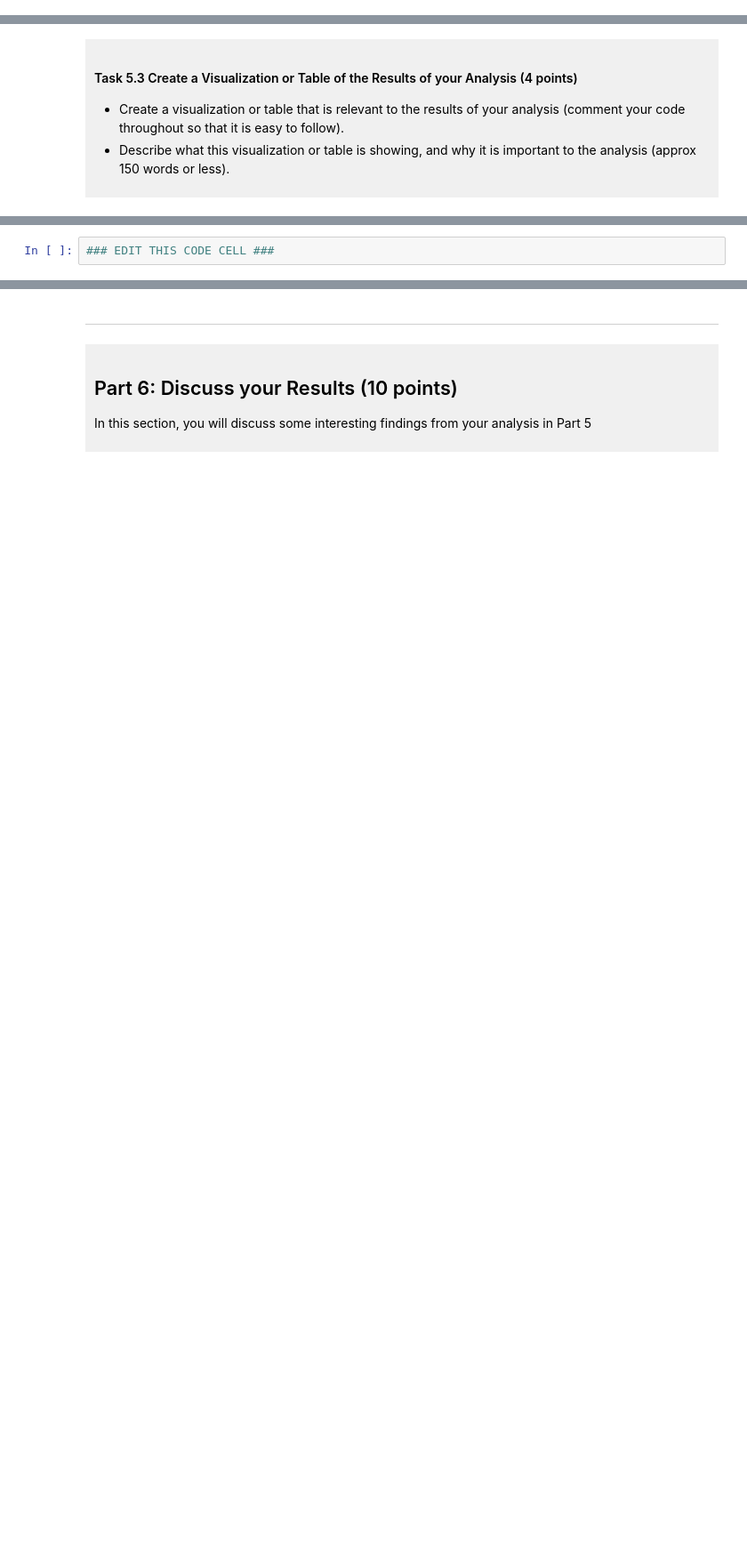
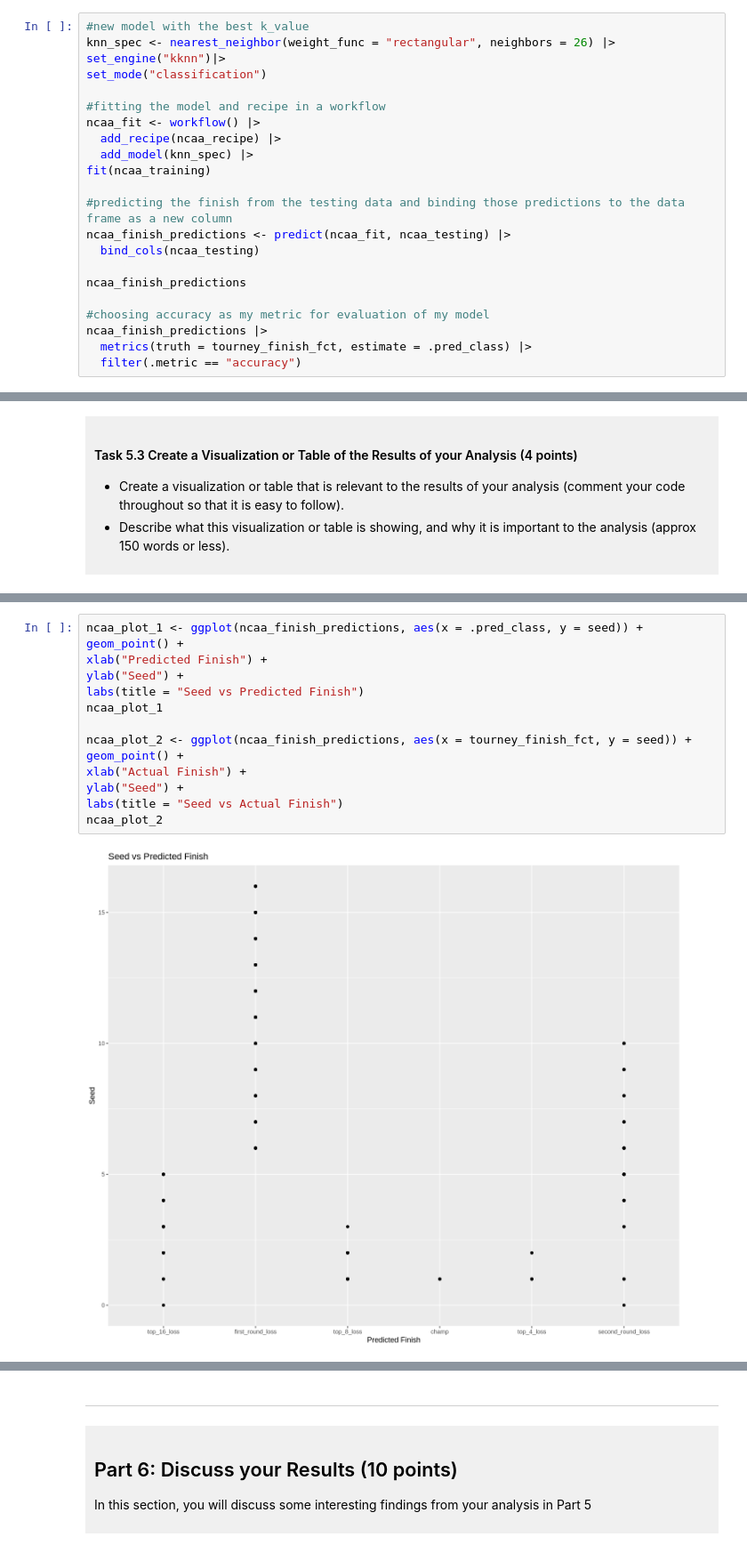
Before and after one commit to lucyhurst/dsci-100-project-lucy-hurst, a Jupyter notebook: dsci-100-project-notebook.ipynb, the cells around one changed output, grey strips where cells are left out. Shown at 89% size. Drawn from its saved outputs; the diff is of its cells as text; blank space fills up the shorter version.

```diff
--- a/dsci-100-project-notebook.ipynb
+++ b/dsci-100-project-notebook.ipynb
@@ -483,0 +549,22 @@ This is a *draft*, we require a commit at this stage but it does not need to be
+# %%
+#new model with the best k_value
+knn_spec <- nearest_neighbor(weight_func = "rectangular", neighbors = 26) |>
+set_engine("kknn")|>
+set_mode("classification")
+
+#fitting the model and recipe in a workflow
+ncaa_fit <- workflow() |>
+  add_recipe(ncaa_recipe) |>
+  add_model(knn_spec) |>
+fit(ncaa_training)
+
+#predicting the finish from the testing data and binding those predictions to the data frame as a new column
+ncaa_finish_predictions <- predict(ncaa_fit, ncaa_testing) |>
+  bind_cols(ncaa_testing)
+
+ncaa_finish_predictions
+
+#choosing accuracy as my metric for evaluation of my model
+ncaa_finish_predictions |>
+  metrics(truth = tourney_finish_fct, estimate = .pred_class) |>
+  filter(.metric == "accuracy")
@@ -496,2 +607,16 @@ This is a *draft*, we require a commit at this stage but it does not need to be
 # %%
-### EDIT THIS CODE CELL ###
+ncaa_plot_1 <- ggplot(ncaa_finish_predictions, aes(x = .pred_class, y = seed)) +
+geom_point() +
+xlab("Predicted Finish") +
+ylab("Seed") +
+labs(title = "Seed vs Predicted Finish")
+ncaa_plot_1
+
+ncaa_plot_2 <- ggplot(ncaa_finish_predictions, aes(x = tourney_finish_fct, y = seed)) +
+geom_point() +
+xlab("Actual Finish") +
+ylab("Seed") +
+labs(title = "Seed vs Actual Finish")
+ncaa_plot_2
+# %% [output]
+[figure, added]
```
Also changed, not shown: parts of 6 cells of this notebook.
